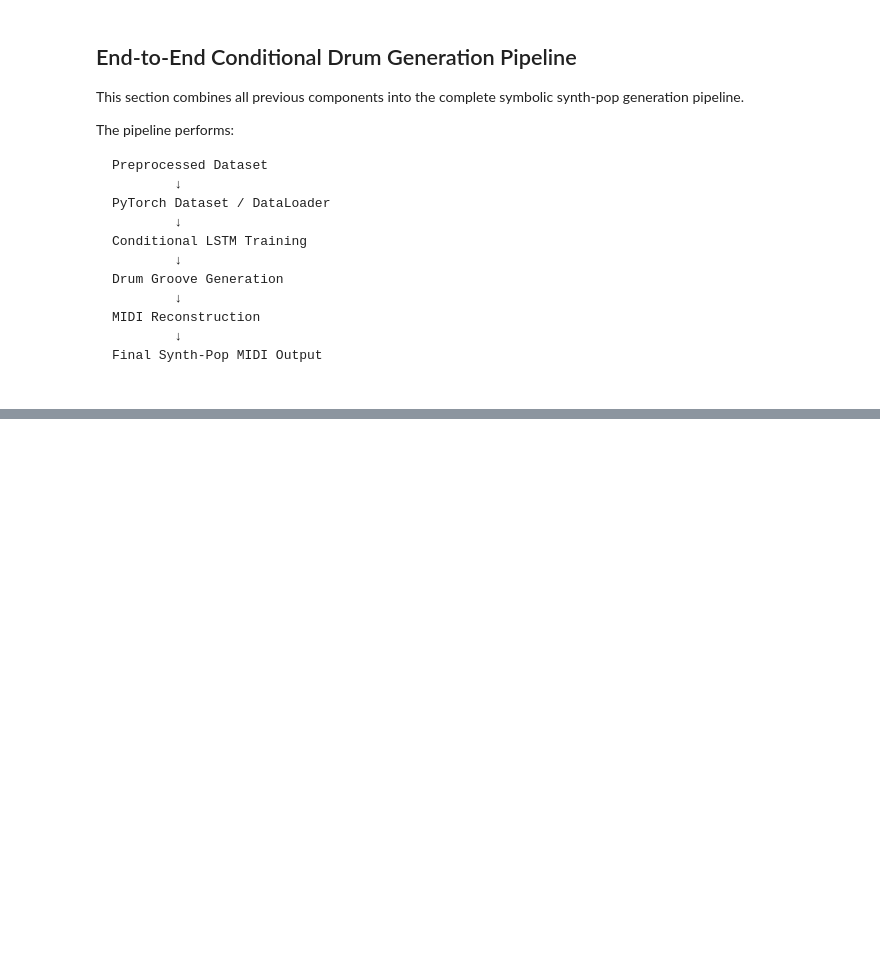
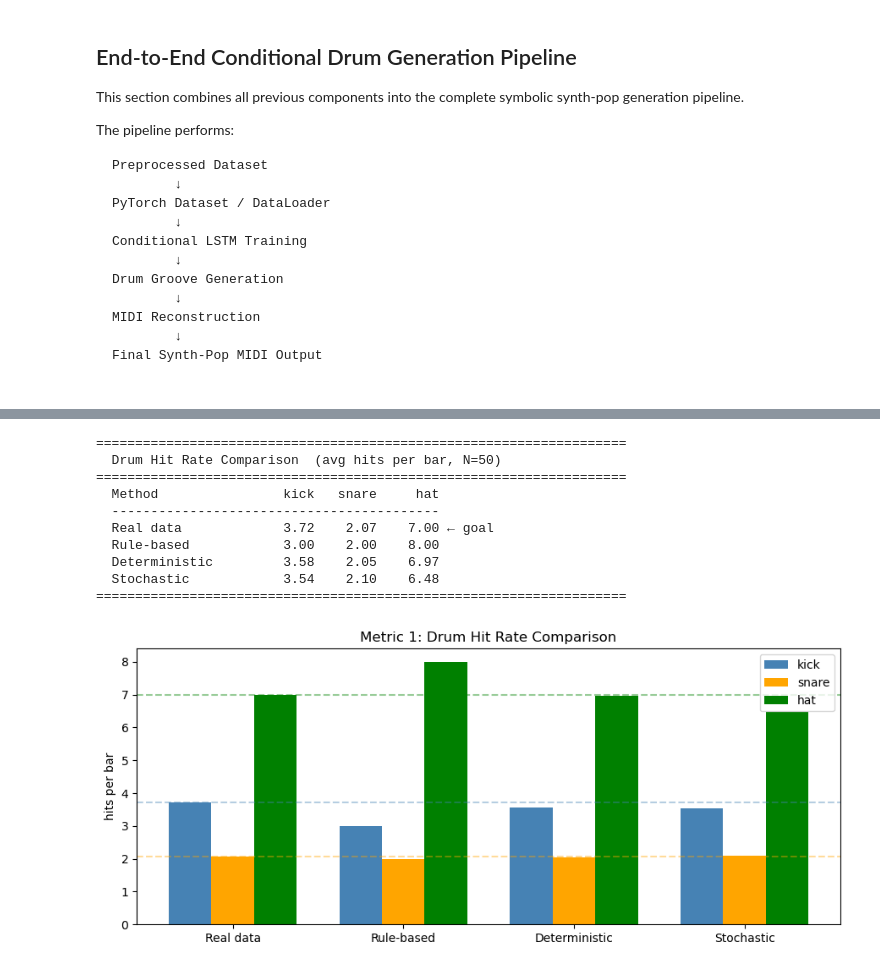
Before and after one commit to choi8616/synth_music_generator, a Jupyter notebook: task2/task2.ipynb, the cells around one changed output, grey strips where cells are left out. Saved outputs shown, nothing was run; the diff lists cells and outputs as text; code cells hidden in the pictures; blank space fills up the shorter version.

```diff
--- a/task2/task2.ipynb
+++ b/task2/task2.ipynb
@@ -823,5 +908,5 @@ drum groove
 # %%
-def train_conditional_drum_lstm(
+def train_conditional_bass_drum_lstm(
     model,
     train_loader,
     pos_weight,
@@ -831,8 +916,10 @@ def train_conditional_drum_lstm(
 ):
     model = model.to(device)
 
+    bass_criterion = nn.CrossEntropyLoss()
+
     pos_weight_tensor = torch.FloatTensor(pos_weight).to(device)
-    criterion = nn.BCEWithLogitsLoss(pos_weight=pos_weight_tensor)
+    drum_criterion = nn.BCEWithLogitsLoss(pos_weight=pos_weight_tensor)
 
     optimizer = torch.optim.Adam(model.parameters(), lr=lr)
 
@@ -840,16 +927,24 @@ def train_conditional_drum_lstm(
         model.train()
         total_loss = 0.0
 
-        for melody, bpm, drums in train_loader:
+        for melody, bpm, bass, drums in train_loader:
             melody = melody.to(device)
             bpm = bpm.to(device)
+            bass = bass.to(device)
             drums = drums.to(device)
 
             optimizer.zero_grad()
 
-            drum_logits = model(melody, bpm)
+            bass_logits, drum_logits = model(melody, bpm)
 
-            loss = criterion(drum_logits, drums)
+            bass_loss = bass_criterion(
+                bass_logits.reshape(-1, bass_logits.shape[-1]),
+                bass.reshape(-1)
+            )
+
+            drum_loss = drum_criterion(drum_logits, drums)
+
+            loss = bass_loss + drum_loss
 
             loss.backward()
             optimizer.step()
@@ -1426,0 +1418,56 @@ Method                        kick   snare     hat
+# %%
+# ── Metric 1: Drum Hit Rate Comparison ──────────────────────────────
+methods = {
+    "Real data":      real_drum_per_bar,
+    "Rule-based":     rule_drum_per_bar,
+    "Deterministic":  det_drum_per_bar,
+    "Stochastic":     stoch_drum_per_bar,
+}
+
+print("=" * 68)
+print("  Drum Hit Rate Comparison  (avg hits per bar, N=50)")
+print("=" * 68)
+print(f"  {'Method':<18}  {'kick':>6}  {'snare':>6}  {'hat':>6}")
+print("  " + "-" * 42)
+for name, rates in methods.items():
+    marker = " ← goal" if name == "Real data" else ""
+    print(f"  {name:<18}  {rates[0]:>6.2f}  {rates[1]:>6.2f}  {rates[2]:>6.2f}{marker}")
+print("=" * 68)
+
+# 시각화
+labels   = list(methods.keys())
+kick_v   = [v[0] for v in methods.values()]
+snare_v  = [v[1] for v in methods.values()]
+hat_v    = [v[2] for v in methods.values()]
+
+x = np.arange(len(labels))
+w = 0.25
+
+fig, ax = plt.subplots(figsize=(9, 4))
+ax.bar(x - w, kick_v,  w, label="kick",  color="steelblue")
+ax.bar(x,     snare_v, w, label="snare", color="orange")
+ax.bar(x + w, hat_v,   w, label="hat",   color="green")
+
+ax.axhline(real_drum_per_bar[0], color="steelblue", linestyle="--", alpha=0.4)
+ax.axhline(real_drum_per_bar[1], color="orange",    linestyle="--", alpha=0.4)
+ax.axhline(real_drum_per_bar[2], color="green",     linestyle="--", alpha=0.4)
+
+ax.set_xticks(x)
+ax.set_xticklabels(labels)
+ax.set_ylabel("hits per bar")
+ax.set_title("Metric 1: Drum Hit Rate Comparison")
+ax.legend()
+plt.tight_layout()
+plt.show()
+# %% [output]
+====================================================================
+  Drum Hit Rate Comparison  (avg hits per bar, N=50)
+====================================================================
+  Method                kick   snare     hat
+  ------------------------------------------
+  Real data             3.72    2.07    7.00 ← goal
+  Rule-based            3.00    2.00    8.00
+  Deterministic         3.58    2.05    6.97
+  Stochastic            3.54    2.10    6.48
+====================================================================
+[figure, added]
```
Also changed, not shown: parts of 45 cells of this notebook, 5 other files.
